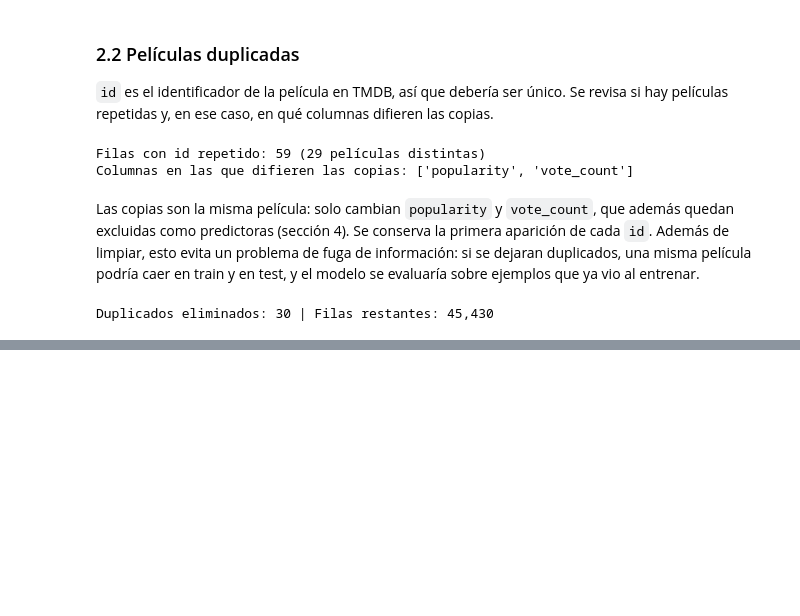
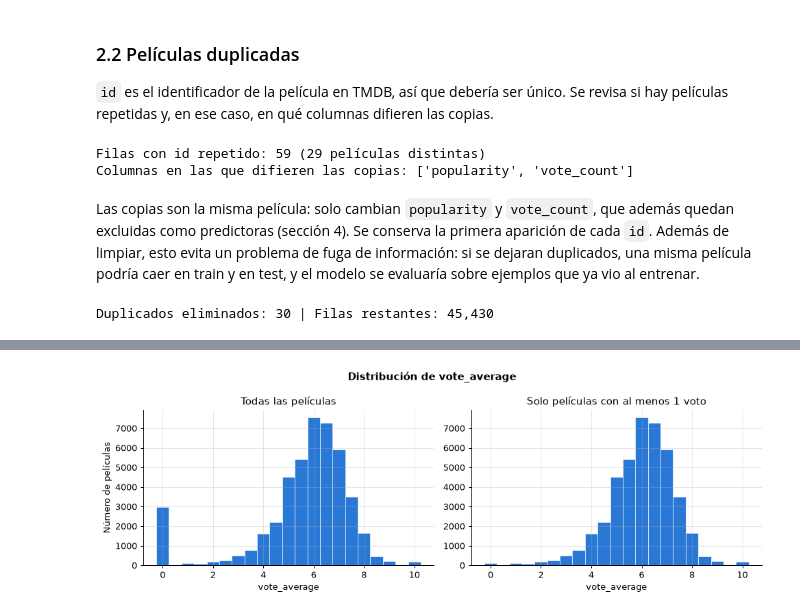
Before and after one commit to amunera66/proyecto-modelos-1, a Jupyter notebook: fase-1/fase1_modelo_predictivo.ipynb, the cells around one changed output, grey strips where cells are left out. Drawn from its saved outputs; the diff is of its cells as text; code cells hidden in the pictures; blank space fills up the shorter version.

```diff
--- a/fase-1/fase1_modelo_predictivo.ipynb
+++ b/fase-1/fase1_modelo_predictivo.ipynb
@@ -190,0 +244,19 @@ Duplicados eliminados: 30 | Filas restantes: 45,430
+# %%
+fig, ejes = plt.subplots(1, 2, figsize=(11, 3.8), sharey=False)
+bins = np.arange(-0.25, 10.26, 0.5)  # 0.5 de ancho, centrado en valores con un decimal
+
+ejes[0].hist(df["vote_average"].dropna(), bins=bins, color=COLOR_PRINCIPAL, edgecolor="white", linewidth=0.5)
+ejes[0].set_title("Todas las películas")
+ejes[0].set_xlabel("vote_average")
+ejes[0].set_ylabel("Número de películas")
+
+con_votos = df.loc[df["vote_count"] > 0, "vote_average"]
+ejes[1].hist(con_votos, bins=bins, color=COLOR_PRINCIPAL, edgecolor="white", linewidth=0.5)
+ejes[1].set_title("Solo películas con al menos 1 voto")
+ejes[1].set_xlabel("vote_average")
+
+fig.suptitle("Distribución de vote_average", fontweight="bold")
+fig.tight_layout()
+plt.show()
+# %% [output]
+[figure, added]
```
Also changed, not shown: parts of 12 cells of this notebook.
